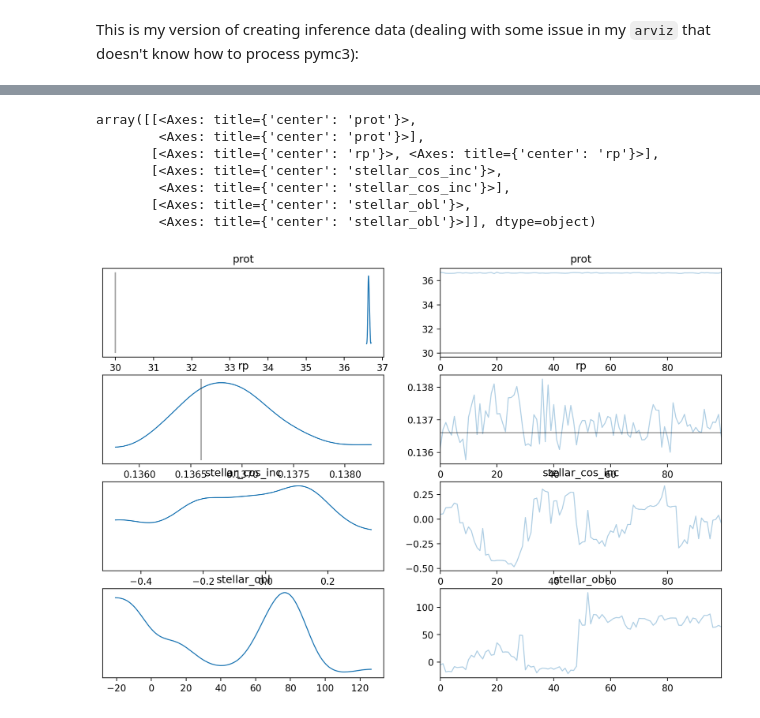
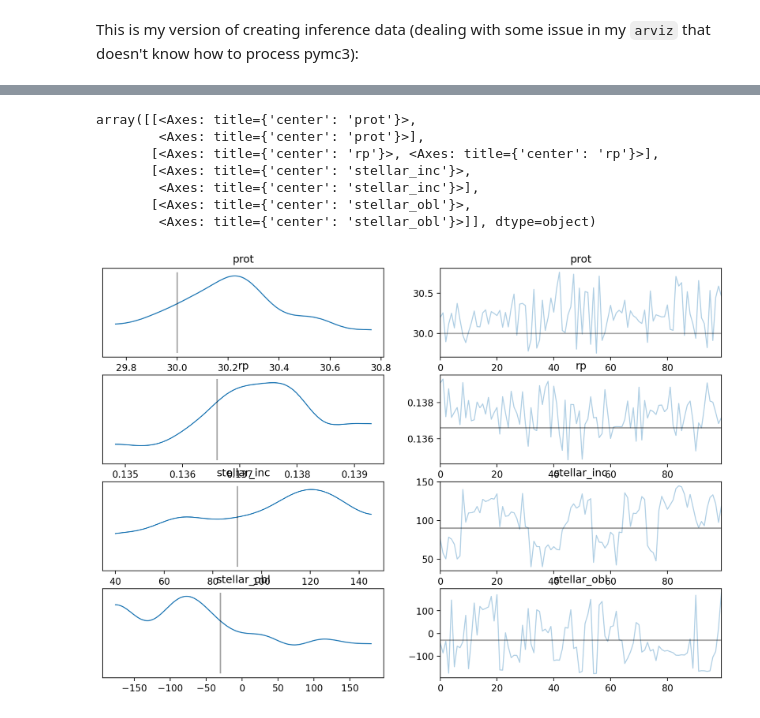
Before and after one commit to farr/StarryStarryProcess, a Jupyter notebook: src/notebooks/SSP.ipynb, the cells around one changed output, grey strips where cells are left out. Cells and saved outputs as stored; diff of their text form; code cells hidden in the pictures.

Commit message:
WIP: fitting, now with more parameters.

```diff
--- a/src/notebooks/SSP.ipynb
+++ b/src/notebooks/SSP.ipynb
@@ -192,6 +193,7 @@ mu = 30.0
 sigma = 5.0
 
 prot = 30.0
+porb = 4.887802443
 
 rng = np.random.default_rng(302592346730275158208684369480422136411)
 
@@ -199,23 +201,22 @@ pri = Primary(starry.Map(ydeg, udeg=udeg),
               r=0.683, m=0.81, prot=prot, t0=0.0)
 sec = Secondary(starry.Map(0, 0),
                 t0=0, r=0.2*pri.r.eval(), m=1e-3*pri.m.eval(), prot=1.0,
-                porb=4.887802443, ecc=0.0, Omega=30.0)
+                porb=porb, ecc=0.0, Omega=30.0)
 pri.map[1] = u1
 pri.map[2] = u2
 
 sys = System(pri, sec)
 
-dt_in_transit = 0.01
+Ttr_half = 0.1
+dt_in_transit = Ttr_half / 10.0
 dt_out_transit = prot / 10.0
-
-Ttr_half = 0.1
 
 sp = StarryProcess(n=n, mu=mu, sigma=sigma, r=r, dr=dr, ydeg=ydeg, udeg=udeg, marginalize_over_inclination=False, seed=rng.integers(0, 1<<32))
 
 y_true = sp.sample_ylm().eval()[0,:]
 y_true[0] = 1.0
 
-T = 10*prot
+T = prot
 t_in = np.arange(-T, T, dt_in_transit)
 t_out = np.arange(-T, T, dt_out_transit)
 
@@ -314,9 +318,23 @@ At this point, we are assuming (unreasonably---I think we will eventually want t
 
 Remember: for each draw of the above parameters, we can draw maps using the `sample_ylm_conditional` (we will do this after obtaining the MCMC trace).
 # %%
+Ttotal = t[-1] - t[0]
+prot_frac_bounds = min(prot/Ttotal/2, 0.25)
+porb_frac_bounds = min(porb/Ttotal/2, 0.25)
+
+t0_bounds = 0.2 # Hard coded!
+
+a = (pri.m.eval()*np.square(sec.porb.eval()/365.25))**(1/3) * 215.03 # Solar radii
+bmax = pri.r.eval() / a
+
 with pm.Model() as model:
-    log_prot = pm.Uniform('log_prot', np.log(pri.prot.eval()/2), np.log(2*pri.prot.eval()))
+    log_prot = pm.Uniform('log_prot', np.log(prot) + np.log1p(-prot_frac_bounds), np.log(prot) + np.log1p(prot_frac_bounds))
     prot = pm.Deterministic('prot', tt.exp(log_prot))
+
+    log_porb = pm.Uniform('log_porb', np.log(porb) + np.log1p(-porb_frac_bounds), np.log(porb) + np.log1p(porb_frac_bounds))
+    porb = pm.Deterministic('porb', tt.exp(log_porb))
+
+    t0 = pm.Uniform('t0', -t0_bounds, t0_bounds)
 
     log_rp = pm.Uniform('log_rp', np.log(sec.r.eval()/2), np.log(2*sec.r.eval()))
     rp = pm.Deterministic('rp', tt.exp(log_rp))
@@ -336,13 +354,17 @@ with pm.Model() as model:
     stellar_obl_y = pm.Normal('stellar_obl_y', mu=0.0, sigma=1.0, testval=np.sin(-30*np.pi/180))
     stellar_obl = pm.Deterministic('stellar_obl', 180.0/np.pi*tt.arctan2(stellar_obl_y, stellar_obl_x))
 
-    pri_model = Primary(starry.Map(ydeg=ydeg, udeg=udeg, inc=stellar_inc, obl=0), r=float(pri.r.eval()), m=float(pri.m.eval()), prot=prot, t0=0.0)
+    # Impact parameter
+    b = pm.Uniform('b', -bmax, bmax)
+    planet_inc = pm.Deterministic('planet_inc', 180.0/np.pi*np.arccos(b))
+
+    pri_model = Primary(starry.Map(ydeg=ydeg, udeg=udeg, inc=stellar_inc, obl=stellar_obl), r=float(pri.r.eval()), m=float(pri.m.eval()), prot=prot, t0=0.0)
     pri_model.map[1] = u1
     pri_model.map[2] = u2
 
     sec_model = Secondary(starry.Map(0,0),
-                          t0=0, r=rp, m=float(sec.m.eval()), prot=float(sec.prot.eval()),
-                          porb=float(sec.porb.eval()), ecc=float(sec.ecc), Omega=0)
+                          t0=t0, r=rp, m=float(sec.m.eval()), prot=float(sec.prot.eval()),
+                          porb=porb, ecc=float(sec.ecc), Omega=0, inc=planet_inc)
 
     sys_model = System(pri_model, sec_model)
 
@@ -384,5 +431,5 @@ MAP stellar_obl = 150.00, true stellar_obl = 0.0
 # %%
-ndraw = 100
+ndraw = 1000
 with model:
     trace = pm.sample(ndraw, tune=ndraw, chains=1, return_inferencedata=False, compute_convergence_checks=False, init='adapt_full')
 # %% [output]
@@ -415,13 +490,15 @@ idata = az.from_dict(data, coords=coords, dims=dims)
 # %%
-az.plot_trace(idata, var_names=['prot', 'rp', 'stellar_cos_inc', 'stellar_obl'],
+az.plot_trace(idata, var_names=['prot', 'rp', 'stellar_inc', 'stellar_obl'],
               lines=[('prot', {}, pri.prot.eval()),
-                     ('rp', {}, sec.r.eval())])
+                     ('rp', {}, sec.r.eval()),
+                     ('stellar_inc', {}, pri.map.inc.eval()),
+                     ('stellar_obl', {}, -sec.Omega.eval())])
 # %% [output]
 array([[<Axes: title={'center': 'prot'}>,
         <Axes: title={'center': 'prot'}>],
        [<Axes: title={'center': 'rp'}>, <Axes: title={'center': 'rp'}>],
-       [<Axes: title={'center': 'stellar_cos_inc'}>,
-        <Axes: title={'center': 'stellar_cos_inc'}>],
+       [<Axes: title={'center': 'stellar_inc'}>,
+        <Axes: title={'center': 'stellar_inc'}>],
        [<Axes: title={'center': 'stellar_obl'}>,
         <Axes: title={'center': 'stellar_obl'}>]], dtype=object)
-[figure, old version]
+[figure, new version]
```
Also changed, not shown: parts of 17 cells of this notebook.
